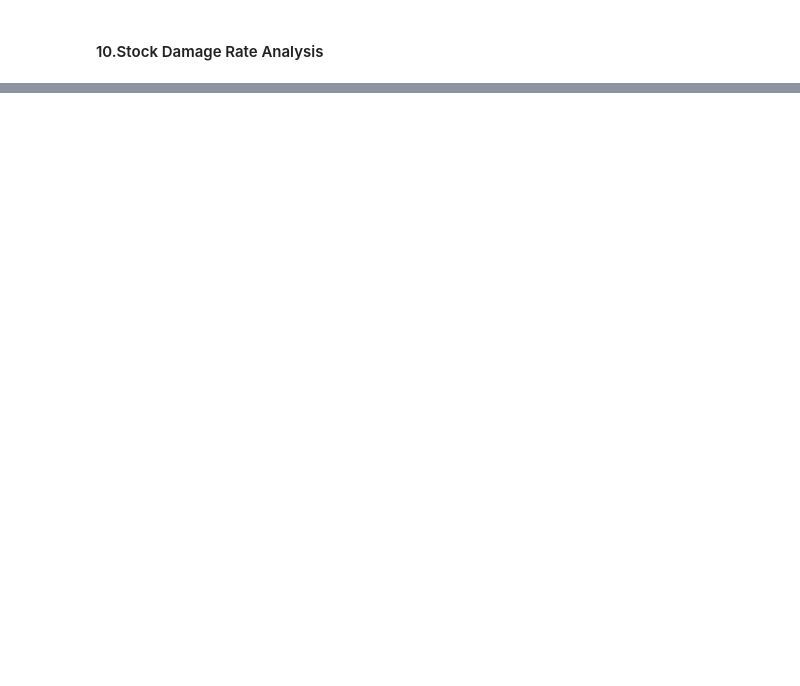
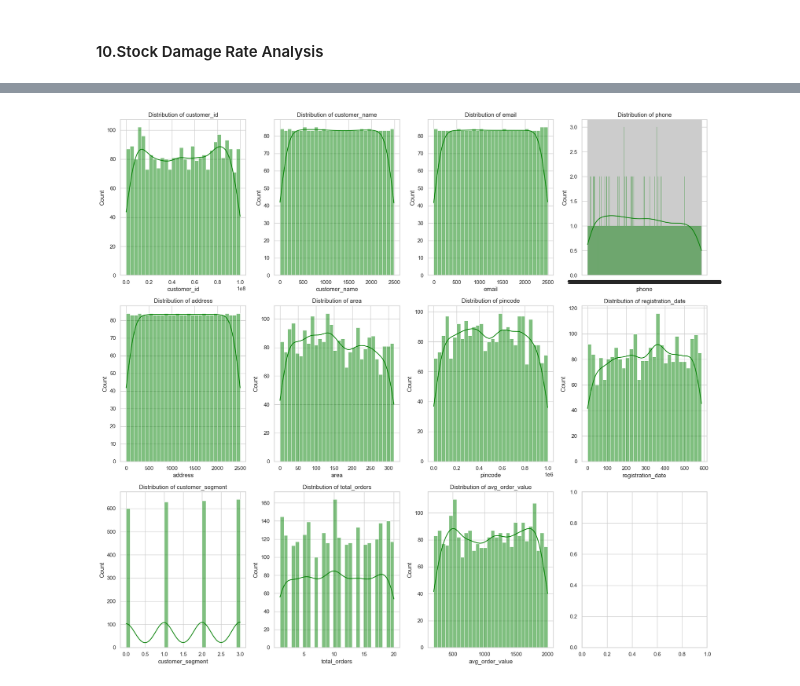
Before and after one commit to karan2958/blinkit, a Jupyter notebook: BlinkIt.ipynb, the cells around one changed output, grey strips where cells are left out. Cells and saved outputs as stored; diff of their text form; code cells hidden in the pictures; blank space fills up the shorter version.

```diff
--- a/BlinkIt.ipynb
+++ b/BlinkIt.ipynb
@@ -484,0 +229,17 @@ plt.show()
+# %%
+Label_Encoder = LabelEncoder()
+Ordinal_Encoder = OrdinalEncoder()
+# Classifying Nominal and Ordinal Columns
+
+Nominal_Columns =['customer_name','email','address','area','customer_segment']
+Ordinal_Columns =['registration_date']
+
+# Encoding Data
+print(" \n NOW DATA WILL BE ENCODED \n")
+for col in Nominal_Columns:
+    customer_df[col] =Label_Encoder.fit_transform(customer_df[col])
+    print(f"ENCODED >>> {col}")
+
+for col in Ordinal_Columns:
+    customer_df[col]= Ordinal_Encoder.fit_transform(customer_df[[col]])
+    print(f"ENCODED >>> {col}")
@@ -484,0 +255,16 @@ plt.show()
+# %%
+fig, axes = plt.subplots(3, 4, figsize=(18, 16))
+features = [
+    'customer_id', 'customer_name', 'email', 'phone', 'address', 'area',
+       'pincode', 'registration_date', 'customer_segment', 'total_orders',
+       'avg_order_value'
+]
+for i, feature in enumerate(features):
+    row, col = divmod(i, 4)
+    sns.histplot(df[feature], bins=30, kde=True, ax=axes[row, col], color = 'Green')
+    axes[row, col].set_title(f"Distribution of {feature}")
+
+plt.tight_layout()
+plt.show()
+# %% [output]
+[figure, added]
```
Also changed, not shown: parts of 37 cells of this notebook.
